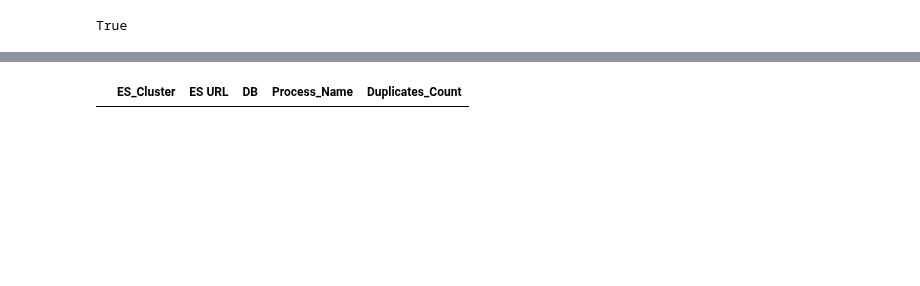
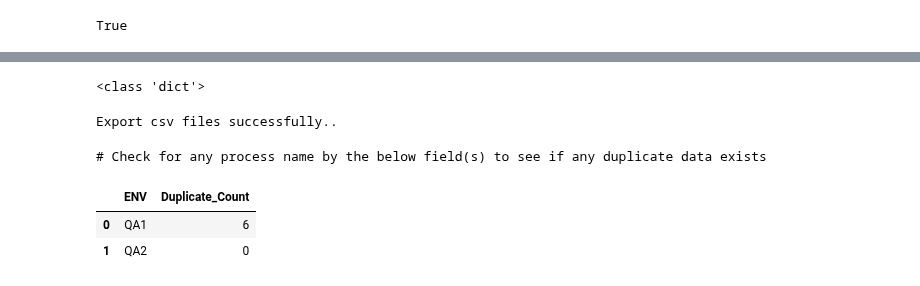
Before and after one commit to euiyounghwang/Prometheus-monitoring-exporter, a Jupyter notebook: workflow/jupyter_workflow/es_index_check_records_duplicate.ipynb, the cells around one changed output, grey strips where cells are left out. Cells and saved outputs as stored; diff of their text form; code cells hidden in the pictures; blank space fills up the shorter version.

```diff
--- a/workflow/jupyter_workflow/es_index_check_records_duplicate.ipynb
+++ b/workflow/jupyter_workflow/es_index_check_records_duplicate.ipynb
@@ -273,4 +472,10 @@ dataframe_dict.update({'Duplicates_Count' : dataframe_value})
 # dataframe_dict.update({'Query DSL' : dataframe_query_dsl})
+# %%
+print(type(dataframe_dict))
+# print(dataframe_dict)
+# print(json.dumps(dataframe_dict, indent=2))
+# %% [output]
+<class 'dict'>
 # %%
 df = pd.DataFrame(dataframe_dict)
 # display(df)
@@ -279,14 +484,28 @@ df = pd.DataFrame(dataframe_dict)
 # print(json.dumps(raw_env_dict, indent=2))
 # %%
 # writing to Excel
-# df.to_csv("duplicate.csv")
-# print("Export csv files successfully..")
+df.to_csv("duplicate.csv")
+print("Export csv files successfully..")
+# %% [output]
+Export csv files successfully..
 # %%
 ''' filter if any duplicate data exist in df dataframe '''
 # display(df.filter(items=['ES_Cluster', 'Process_Name'], axis=1))
+# %%
+''' env list if any duplicate data exists '''
+# print(raw_env_dict)
+print('# Check for any process name by the below field(s) to see if any duplicate data exists')
+df_dict_result = {}
+df_dict_result.update({"ENV" : list(raw_env_dict.keys())})
+df_dict_result.update({"Duplicate_Count" : list(raw_env_dict.values())})
+df_result = pd.DataFrame(df_dict_result)
+display(df_result)
+# %% [output]
+# Check for any process name by the below field(s) to see if any duplicate data exists
+|  | ENV | Duplicate_Count |
+| 0 | QA1 | 6 |
+| 1 | QA2 | 0 |
 # %%
 ''' check if any duplicate data exist in df dataframe '''
-df = df[df['Duplicates_Count'] > 0]
-display(df)
+df = df[(df['Duplicates_Count'] > 0) | (df['Query_Time'] > 1)]
+# display(df)
-# %% [output]
-|  | ES_Cluster | ES URL | DB | Process_Name | Duplicates_Count |
```
Also changed, not shown: parts of 15 cells of this notebook, 1 other file.
